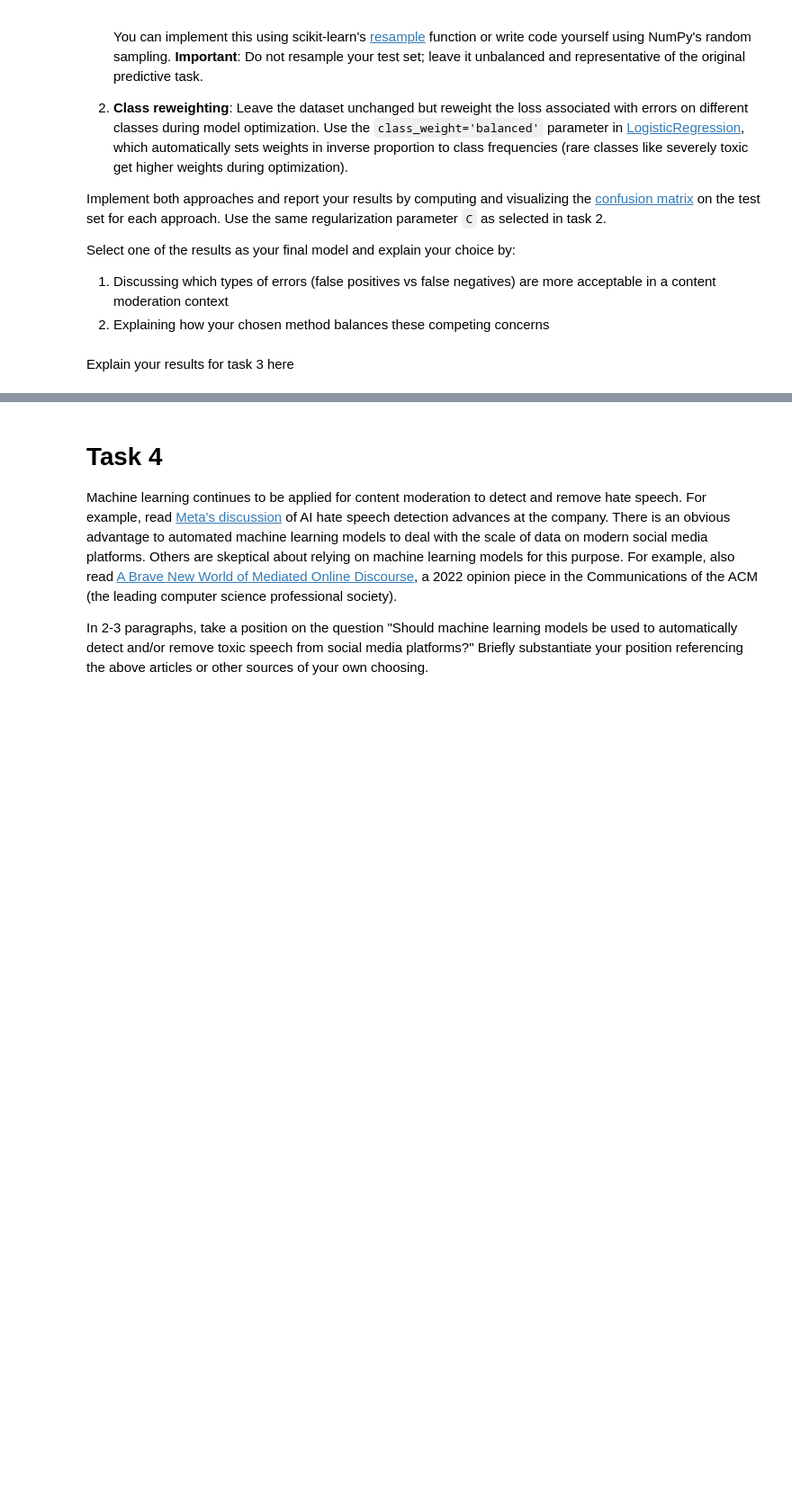
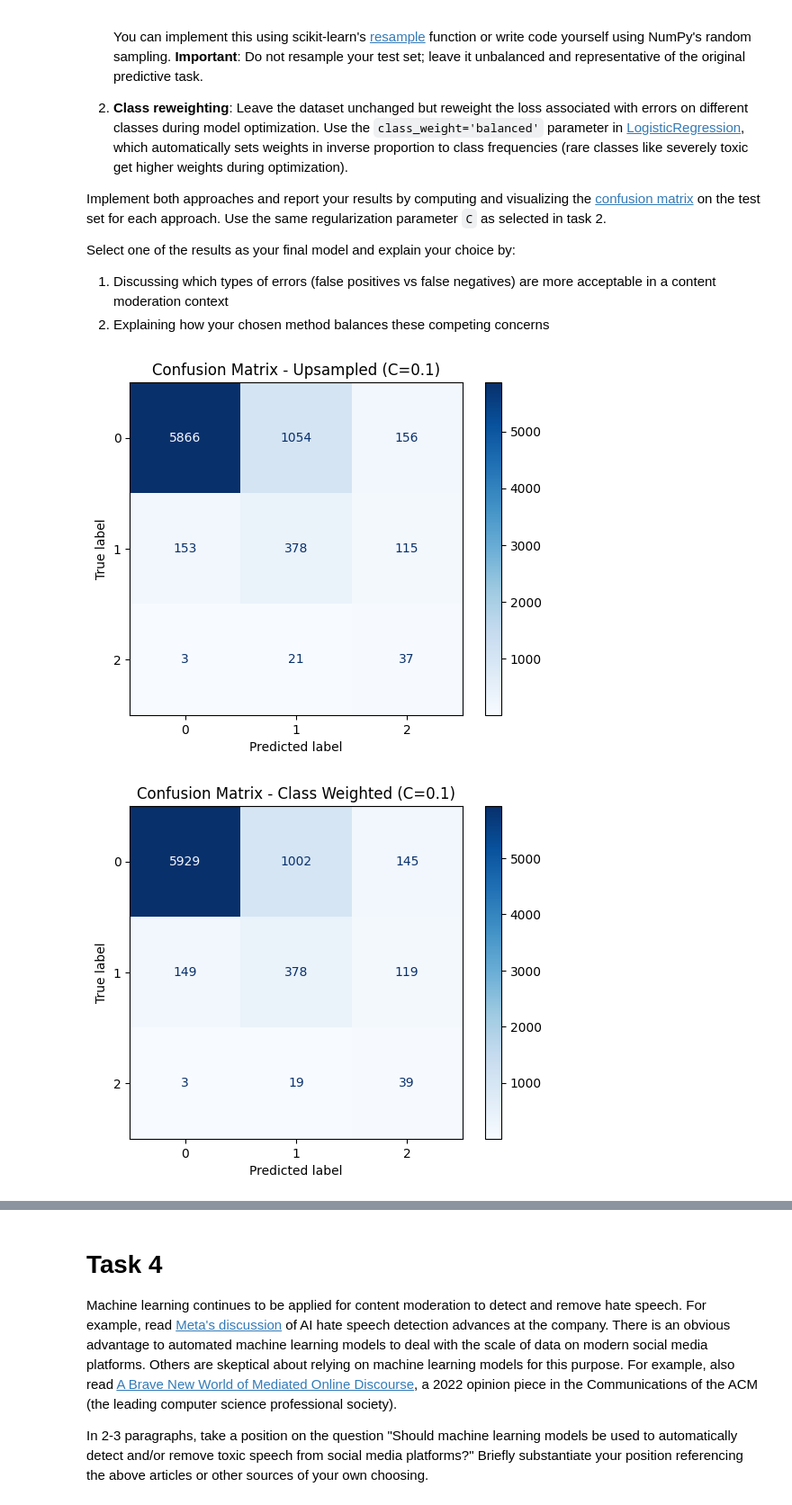
Before and after one commit to marcusmcfadden/CS372_HW, a Jupyter notebook: hw2/3-toxic.ipynb, the cells around one changed output, grey strips where cells are left out. Shown at 90% size. Saved outputs shown, nothing was run; the diff lists cells and outputs as text; code cells hidden in the pictures; blank space fills up the shorter version.

```diff
--- a/hw2/3-toxic.ipynb
+++ b/hw2/3-toxic.ipynb
@@ -113,2 +203,73 @@ Select one of the results as your final model and explain your choice by:
-# %% [markdown]
-Explain your results for task 3 here
+# %%
+# Write code for task 3 here
+import matplotlib.pyplot as plt
+import numpy as np
+from sklearn.linear_model import LogisticRegression
+from sklearn.metrics import ConfusionMatrixDisplay, confusion_matrix
+from sklearn.utils import resample
+
+# resampling via upsampling
+# find majority class size
+classes, counts = np.unique(y_train, return_counts=True)
+max_count = np.max(counts)
+
+X_upsampled_list = []
+y_upsampled_list = []
+
+for c in classes:
+    idx = np.where(y_train == c)[0]
+    X_c = X_train[idx]
+    y_c = y_train[idx]
+
+    # duplicate minority class samples to match majority count
+    X_c_up, y_c_up = resample(
+        X_c, y_c, replace=True, n_samples=max_count, random_state=2025
+    )
+
+    X_upsampled_list.append(X_c_up)
+    y_upsampled_list.append(y_c_up)
+
+X_train_up = np.vstack(X_upsampled_list)
+y_train_up = np.concatenate(y_upsampled_list)
+
+# fit log reg on upsampled train data with same best C
+
+lr_upsampled = LogisticRegression(
+    C=C,
+    l1_ratio=l2_ratio,
+    solver="lbfgs",
+    max_iter=1000,
+    random_state=2025
+)
+lr_upsampled.fit(X_train_up, y_train_up)
+
+# eval upsampled model on untouched test set
+preds_up = lr_upsampled.predict(X_test)
+
+cm_up = confusion_matrix(y_test, preds_up)
+cm_up_disp = ConfusionMatrixDisplay(cm_up).plot(cmap="Blues")
+plt.title(f"Confusion Matrix - Upsampled (C={C})")
+plt.show()
+
+# class reweighing
+# fit log reg with class_weight='balanced' on original train data
+lr_weighted = LogisticRegression(
+    C=C,
+    class_weight="balanced",
+    l1_ratio=l2_ratio,
+    solver="lbfgs",
+    max_iter=1000,
+    random_state=2025,
+)
+lr_weighted.fit(X_train, y_train)
+
+# eval reweighted model on untouched test set
+preds_weighted = lr_weighted.predict(X_test)
+
+cm_weighted = confusion_matrix(y_test, preds_weighted)
+cm_weighted_disp = ConfusionMatrixDisplay(cm_weighted).plot(cmap="Blues")
+plt.title(f"Confusion Matrix - Class Weighted (C={C})")
+plt.show()
+# %% [output]
+[figure, added]
+[figure, added]
```
Also changed, not shown: parts of 8 cells of this notebook.
